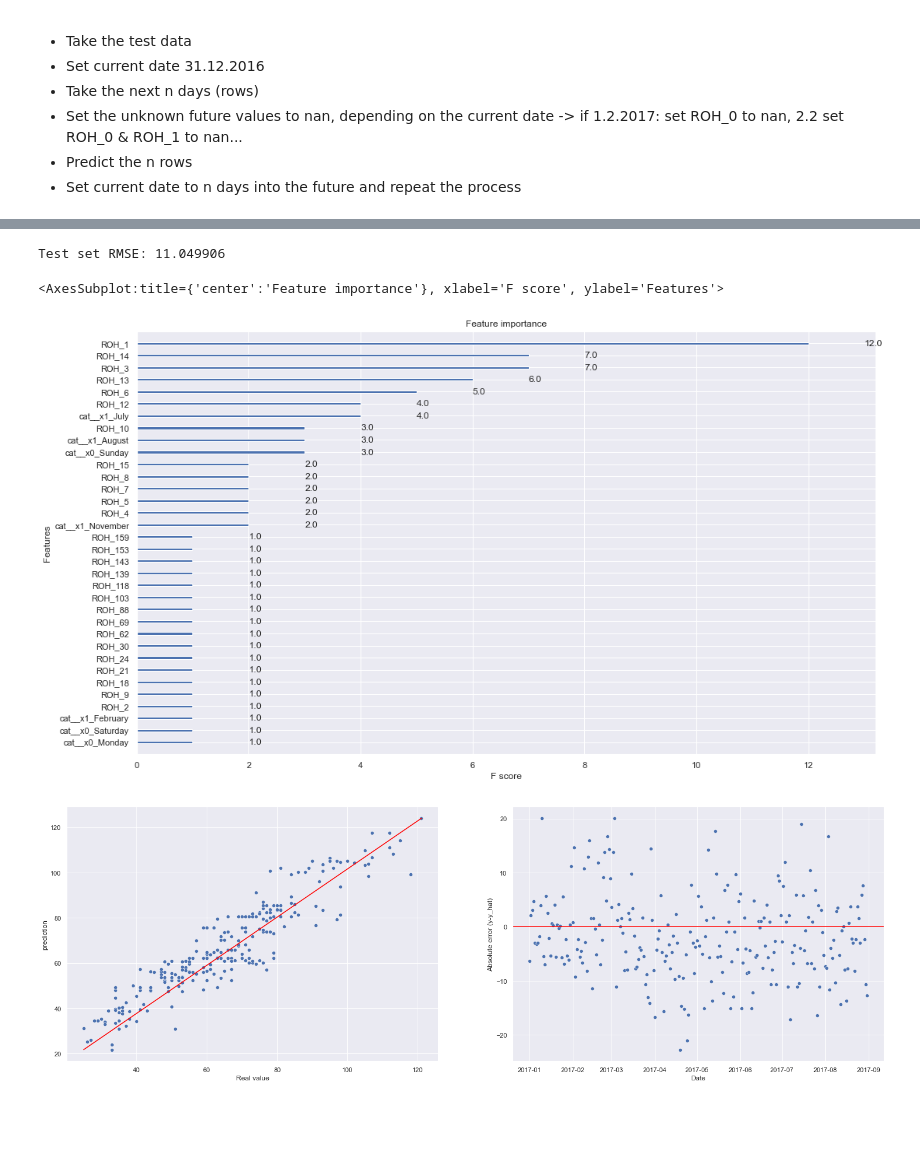
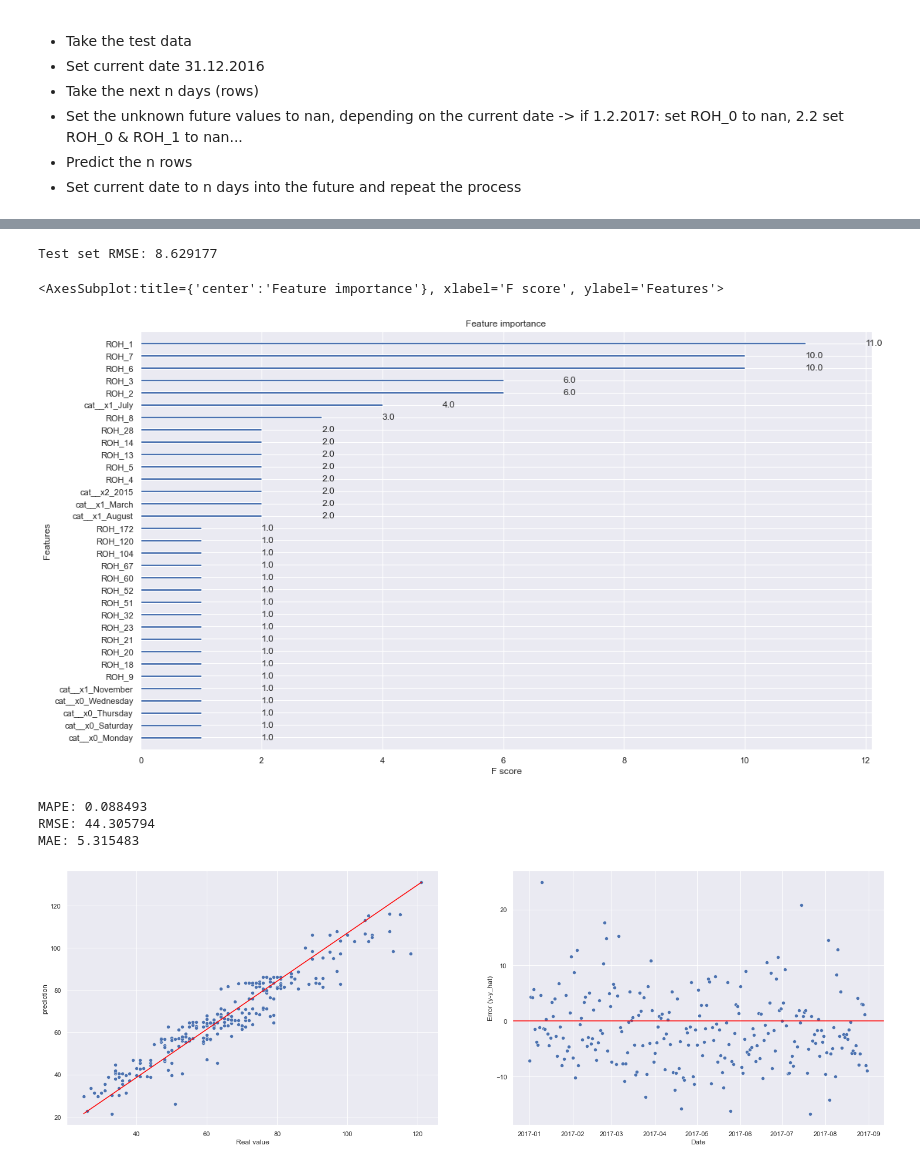
Before and after one commit to johmakinen/Various_projects, a Jupyter notebook: Notebooks/Hotel_bookings.ipynb, the cells around one changed output, grey strips where cells are left out. Drawn from its saved outputs; the diff is of its cells as text; code cells hidden in the pictures; blank space fills up the shorter version.

```diff
--- a/Notebooks/Hotel_bookings.ipynb
+++ b/Notebooks/Hotel_bookings.ipynb
@@ -142,11 +142,11 @@ df_test_ts = df.iloc[:,np.r_[:n_lead_time_max, -3:0]].drop(df_modeling.index)
 df_frac = df_modeling.sample(frac = 0.6) # Fraction of the data will have missing values
 rest_part = df_modeling.drop(df_frac.index)
 
-def fill_ROH_na(row):
+def fill_ROH_na(row,days_ahead = 7):
     """Function for filling some curves with nan values.
     This is done to give the model a learning opportunity to be able to predict future values given missing ROH values.
     We will only fill ROH_1-ROH_14 with missing values, as we want to be able to predict 14 days into the future"""
-    fill_until = np.random.randint(low=3,high=16)
+    fill_until = np.random.randint(low=3,high=days_ahead+2)
     row[2:fill_until] = np.nan
     return row
 
@@ -157,7 +157,7 @@ y = df_sampled.pop("ROH_0")
 # y = df_sampled["ROH_0"]
 X = df_sampled
 
-X_train, X_test, y_train, y_test = train_test_split(X, y, test_size=0.33, random_state=42)
+X_train, X_test, y_train, y_test = train_test_split(X, y, test_size=0.2, random_state=42)
 # preprocessor doesn't work with new indices, need to rest all. WHY?
 X_train = X_train.reset_index(drop=True)
 X_test = X_test.reset_index(drop=True)
@@ -219,12 +219,9 @@ def iter_validation(df,model,preprocessor,days_ahead = 7,plot_=True):
     predictions = pd.DataFrame(preds,dates).rename(columns = {0:'prediction'})
     res =real_values.join(predictions)
 
-    def smape(A, F):
-        return 1/len(A) * np.sum(np.abs(F - A) / (np.abs(A) + np.abs(F)))
-
-    smape = np.sqrt(smape(res["ROH_0"],preds))
-    print("SMAPE: %f" % (smape))
+    print("MAPE: %f" % (mean_absolute_percentage_error(res["ROH_0"],preds)))
     print("RMSE: %f" % mean_squared_error(res["ROH_0"],preds,squared=True))
+    print("MAE: %f" % mean_absolute_error(res["ROH_0"],preds))
     if plot_:
         sns.set(rc = {'figure.figsize':(17,10)})
         sns.lineplot(data=res)
@@ -295,27 +293,39 @@ rmse = np.sqrt(mean_squared_error(y_test, xg_current_best.predict(data=Dtest)))
 print("Test set RMSE: %f" % (rmse))
 xgb.plot_importance(xg_current_best)
 # %% [output]
-Test set RMSE: 11.049906
+Test set RMSE: 8.629177
 <AxesSubplot:title={'center':'Feature importance'}, xlabel='F score', ylabel='Features'>
-[figure, old version]
+[figure, new version]
 # %%
 
 def plot_diagnostics(res):
+    """[date real pred;]"""
+
+    print("MAPE: %f" % (mean_absolute_percentage_error(res["ROH_0"],res['prediction'])))
+    print("RMSE: %f" % mean_squared_error(res["ROH_0"],res['prediction'],squared=True))
+    print("MAE: %f" % mean_absolute_error(res["ROH_0"],res['prediction']))
+
+
+    # print("RMSE: %f" % mean_squared_error(res["ROH_0"],res['prediction'],squared=True))
+    # print("MAE: %f" % mean_absolute_error(res["ROH_0"],res['prediction']))
     sns.set(rc = {'figure.figsize':(25,8)})
     fig, ax = plt.subplots(ncols=2)
     sns.scatterplot(data=res,x='ROH_0',y='prediction',ax=ax[0])
     sns.lineplot(x=[res['ROH_0'].min(),res['ROH_0'].max()],
                     y = [res['prediction'].min(),res['prediction'].max()],color='red',ax=ax[0])
     ax[0].set_xlabel('Real value');
 
     sns.scatterplot(x=res.index,y=res['ROH_0']-res['prediction'],ax=ax[1])
     ax[1].axhline(0,c='red')
     ax[1].set_xlabel('Date');
-    ax[1].set_ylabel('Absolute error (y-y_hat)');
+    ax[1].set_ylabel('Error (y-y_hat)');
 
 plot_diagnostics(res)
 # %% [output]
+MAPE: 0.088493
+RMSE: 44.305794
+MAE: 5.315483
-[figure, old version]
+[figure, new version]
 # %% [markdown]
 ## TODO:
 
```
Also changed, not shown: parts of 15 cells of this notebook.
